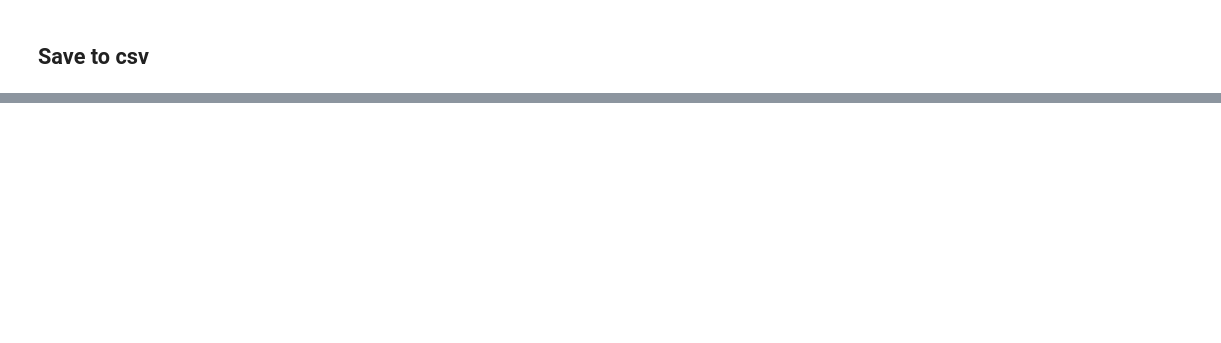
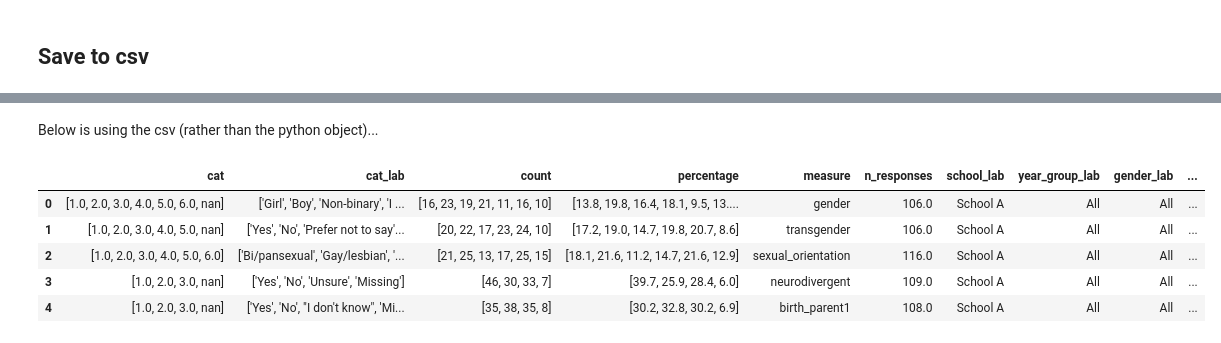
Before and after one commit to kailo-beewell/synthetic_standard_school_dashboards, a Jupyter notebook: create_and_process_data/4_aggregate_responses.ipynb, the cells around one changed output, grey strips where cells are left out. Cells and saved outputs as stored; diff of their text form; code cells hidden in the pictures; blank space fills up the shorter version.

```diff
--- a/create_and_process_data/4_aggregate_responses.ipynb
+++ b/create_and_process_data/4_aggregate_responses.ipynb
@@ -145,0 +202,12 @@ result
+# %% [markdown]
+Below is using the csv (rather than the python object)...
+# %%
+res_csv = pd.read_csv(os.path.join(paths.survey, paths.aggregate))
+res_csv.head()
+# %% [output]
+|  | cat | cat_lab | count | percentage | measure | n_responses | school_lab | year_group_lab | gender_lab | ... |
+| 0 | [1.0, 2.0, 3.0, 4.0, 5.0, 6.0, nan] | ['Girl', 'Boy', 'Non-binary', 'I ... | [16, 23, 19, 21, 11, 16, 10] | [13.8, 19.8, 16.4, 18.1, 9.5, 13.... | gender | 106.0 | School A | All | All | ... |
+| 1 | [1.0, 2.0, 3.0, 4.0, 5.0, nan] | ['Yes', 'No', 'Prefer not to say'... | [20, 22, 17, 23, 24, 10] | [17.2, 19.0, 14.7, 19.8, 20.7, 8.6] | transgender | 106.0 | School A | All | All | ... |
+| 2 | [1.0, 2.0, 3.0, 4.0, 5.0, 6.0] | ['Bi/pansexual', 'Gay/lesbian', '... | [21, 25, 13, 17, 25, 15] | [18.1, 21.6, 11.2, 14.7, 21.6, 12.9] | sexual_orientation | 116.0 | School A | All | All | ... |
+| 3 | [1.0, 2.0, 3.0, nan] | ['Yes', 'No', 'Unsure', 'Missing'] | [46, 30, 33, 7] | [39.7, 25.9, 28.4, 6.0] | neurodivergent | 109.0 | School A | All | All | ... |
+| 4 | [1.0, 2.0, 3.0, nan] | ['Yes', 'No', "I don't know", 'Mi... | [35, 38, 35, 8] | [30.2, 32.8, 30.2, 6.9] | birth_parent1 | 108.0 | School A | All | All | ... |
```
Also changed, not shown: parts of 17 cells of this notebook.
